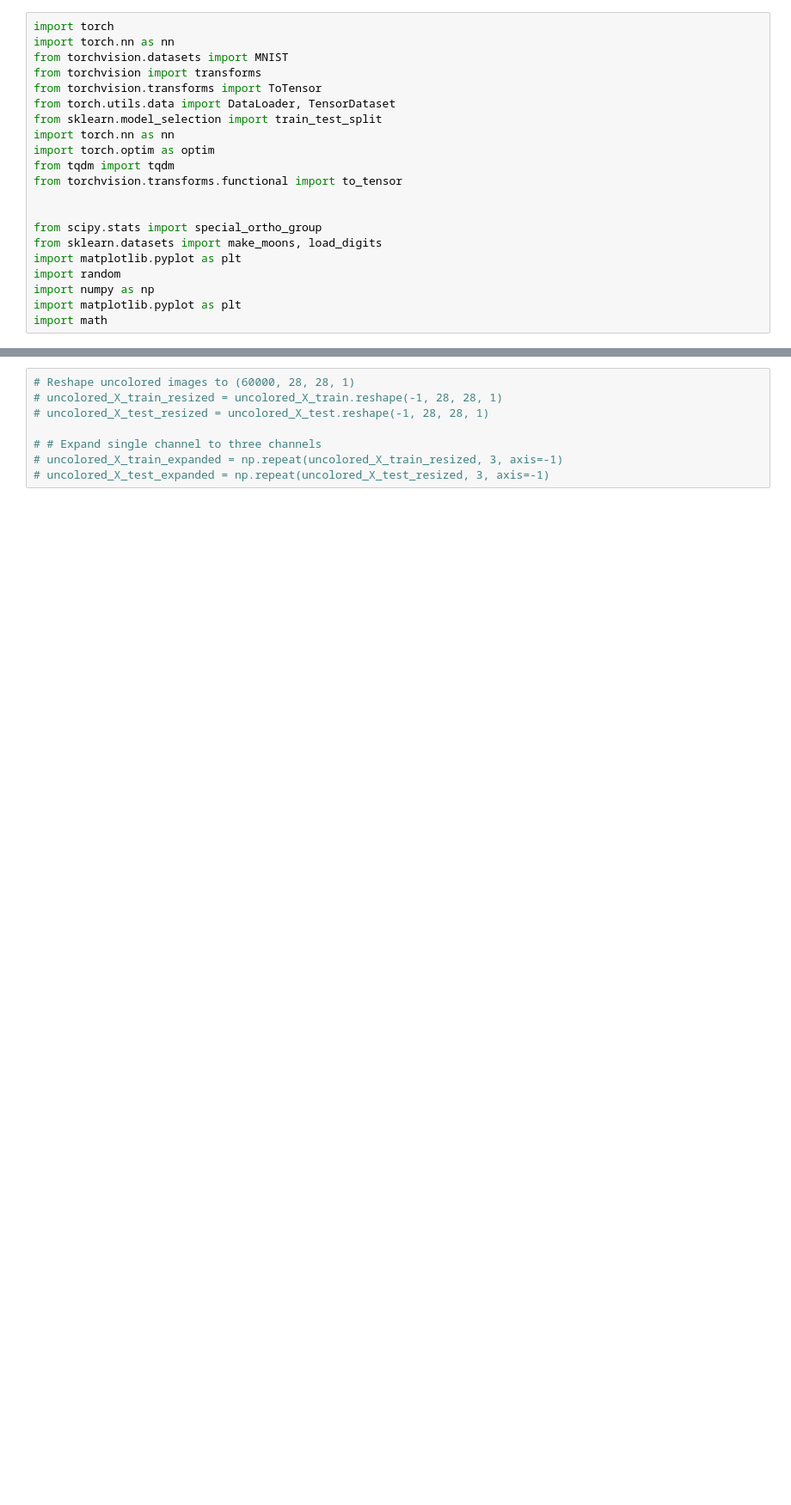
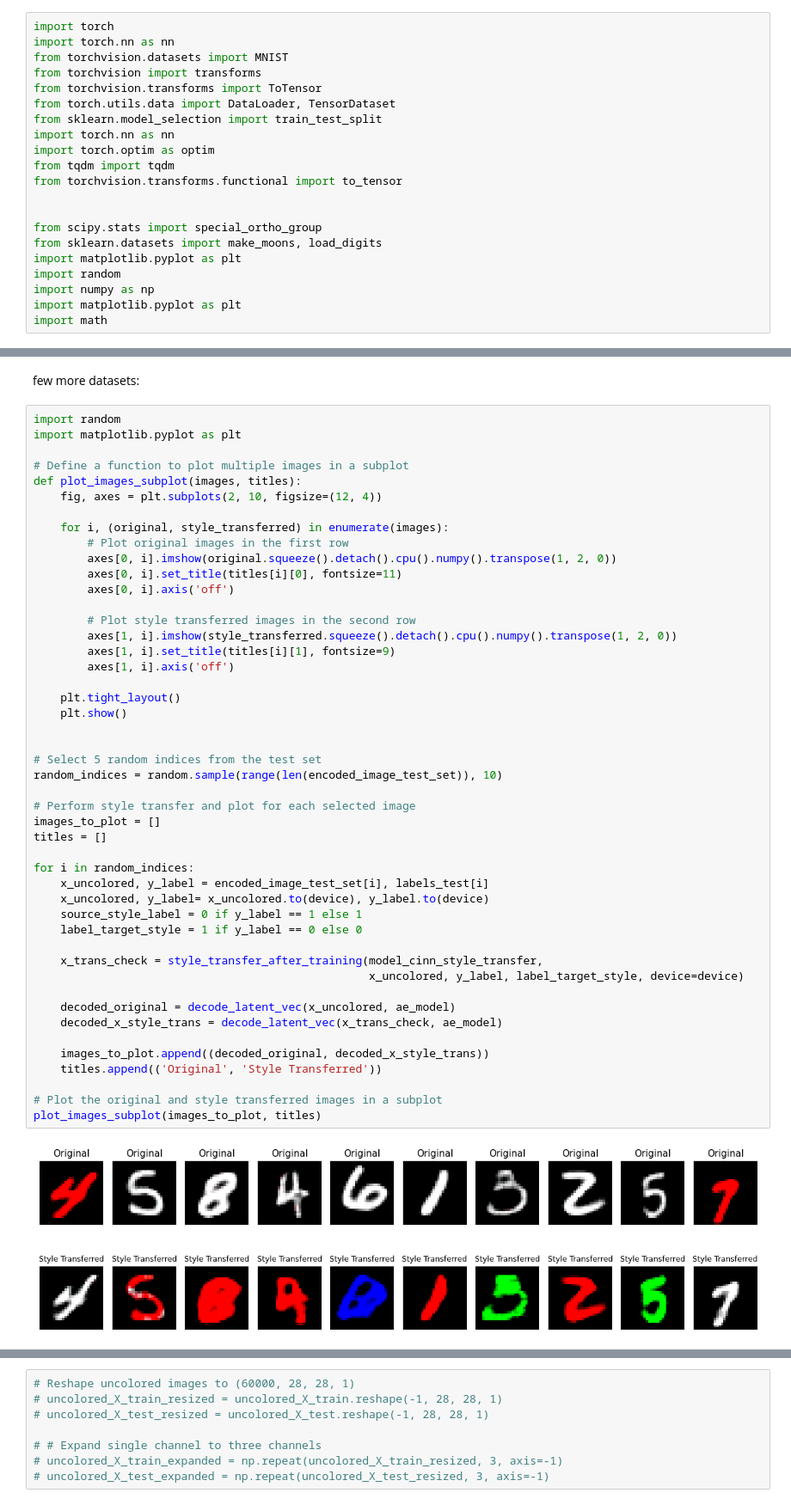
Before and after one commit to lukevoss/GNN, a Jupyter notebook: Project/CINN_for_style_transfer.ipynb, the cells around one changed output, grey strips where cells are left out. Shown at 86% size. Cells and saved outputs as stored; diff of their text form; blank space fills up the shorter version.

```diff
--- a/Project/CINN_for_style_transfer.ipynb
+++ b/Project/CINN_for_style_transfer.ipynb
@@ -23,0 +431,51 @@ import math
+# %% [markdown]
+few more datasets:
+# %%
+import random
+import matplotlib.pyplot as plt
+
+# Define a function to plot multiple images in a subplot
+def plot_images_subplot(images, titles):
+    fig, axes = plt.subplots(2, 10, figsize=(12, 4))
+
+    for i, (original, style_transferred) in enumerate(images):
+        # Plot original images in the first row
+        axes[0, i].imshow(original.squeeze().detach().cpu().numpy().transpose(1, 2, 0))
+        axes[0, i].set_title(titles[i][0], fontsize=11)
+        axes[0, i].axis('off')
+
+        # Plot style transferred images in the second row
+        axes[1, i].imshow(style_transferred.squeeze().detach().cpu().numpy().transpose(1, 2, 0))
+        axes[1, i].set_title(titles[i][1], fontsize=9)
+        axes[1, i].axis('off')
+
+    plt.tight_layout()
+    plt.show()
+
+
+# Select 5 random indices from the test set
+random_indices = random.sample(range(len(encoded_image_test_set)), 10)
+
+# Perform style transfer and plot for each selected image
+images_to_plot = []
+titles = []
+
+for i in random_indices:
+    x_uncolored, y_label = encoded_image_test_set[i], labels_test[i]
+    x_uncolored, y_label= x_uncolored.to(device), y_label.to(device)
+    source_style_label = 0 if y_label == 1 else 1
+    label_target_style = 1 if y_label == 0 else 0
+
+    x_trans_check = style_transfer_after_training(model_cinn_style_transfer,
+                                                  x_uncolored, y_label, label_target_style, device=device)
+
+    decoded_original = decode_latent_vec(x_uncolored, ae_model)
+    decoded_x_style_trans = decode_latent_vec(x_trans_check, ae_model)
+
+    images_to_plot.append((decoded_original, decoded_x_style_trans))
+    titles.append(('Original', 'Style Transferred'))
+
+# Plot the original and style transferred images in a subplot
+plot_images_subplot(images_to_plot, titles)
+# %% [output]
+[figure, added]
```
Also changed, not shown: parts of 77 cells of this notebook.
